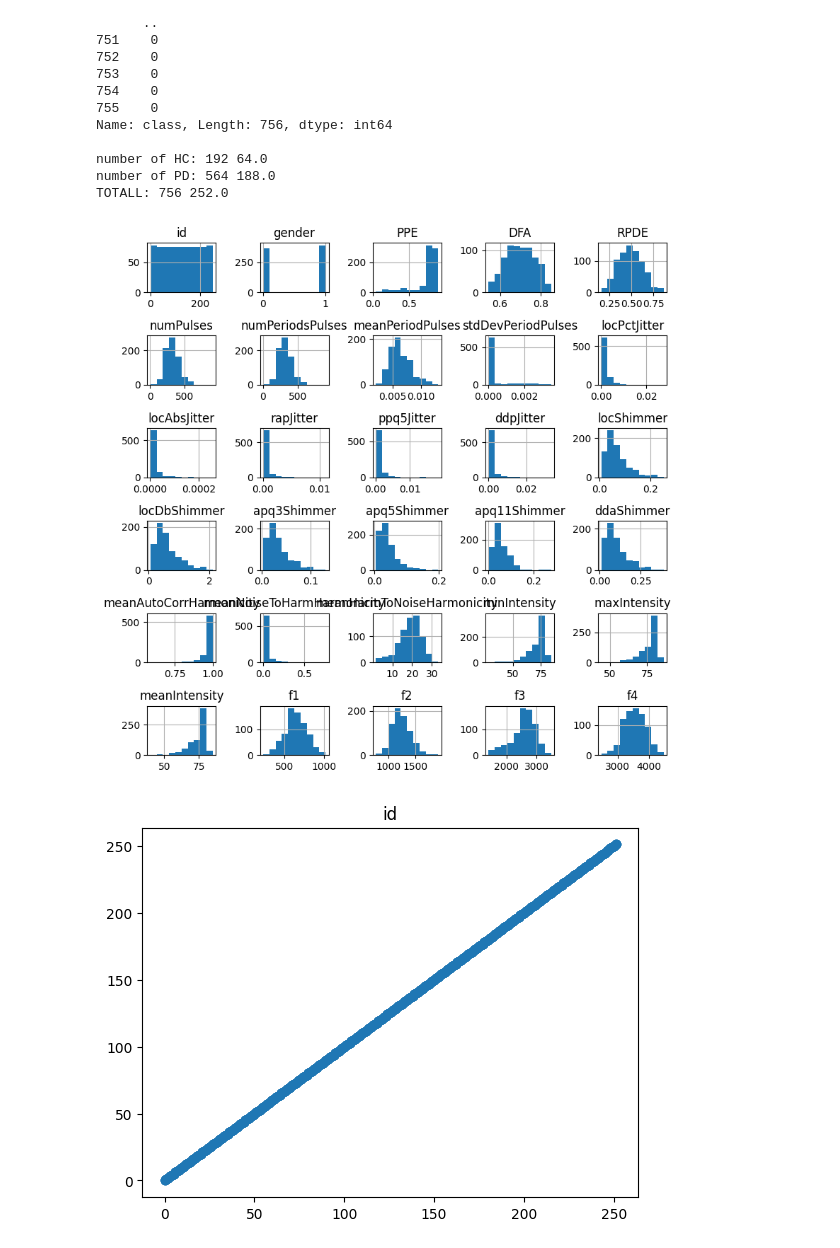
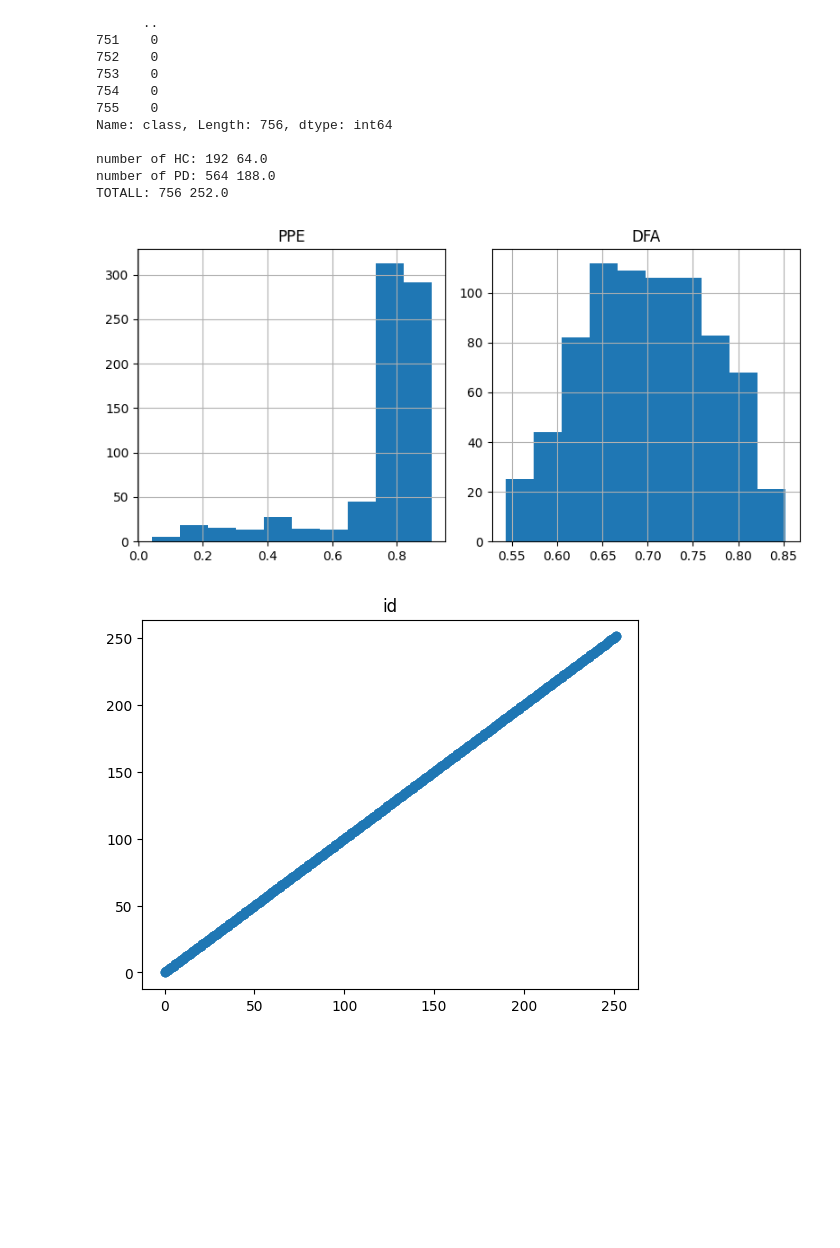
Before and after one commit to cgpayne/parkinsons_audetector, a Jupyter notebook: notebooks/visualization.ipynb, the cells around one changed output. Cells and saved outputs as stored; diff of their text form; code cells hidden in the pictures; blank space fills up the shorter version.

```diff
--- a/notebooks/visualization.ipynb
+++ b/notebooks/visualization.ipynb
@@ -61,12 +61,13 @@ number of HC: 192 64.0
 number of PD: 564 188.0
 TOTALL: 756 252.0
 # %%
-df[df.columns[:30]].hist(figsize=(8,8))
+# df[df.columns[:30]].hist(figsize=(8,8))
+df[df.columns[2:4]].hist(figsize=(8,4))
 plt.tight_layout()
 plt.show()
 plt.close()
 # %% [output]
-[figure, old version]
+[figure, new version]
 # %%
 for feature in df.columns[:30]:
     plt.figure()
```
Also changed, not shown: 3 other files.
